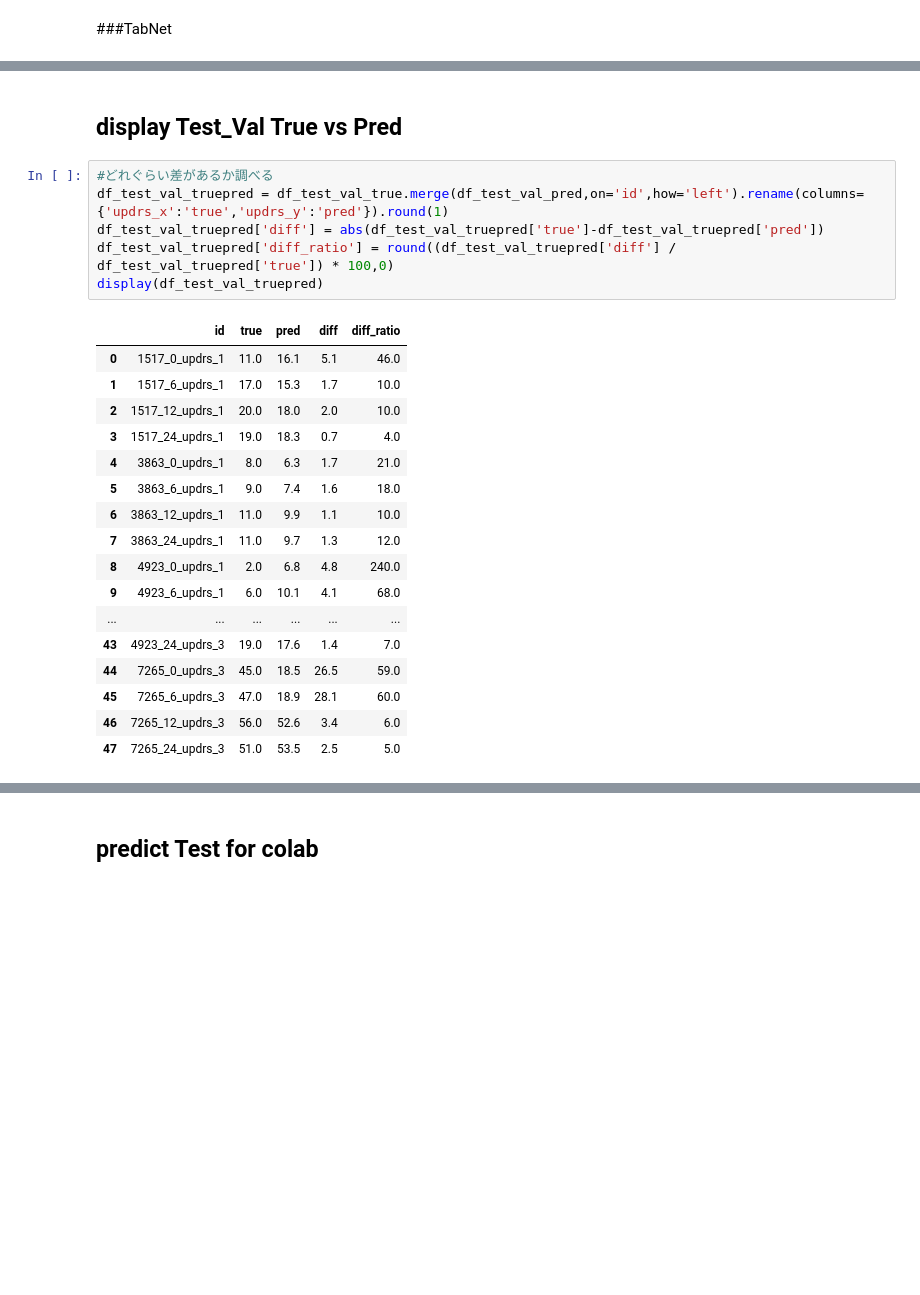
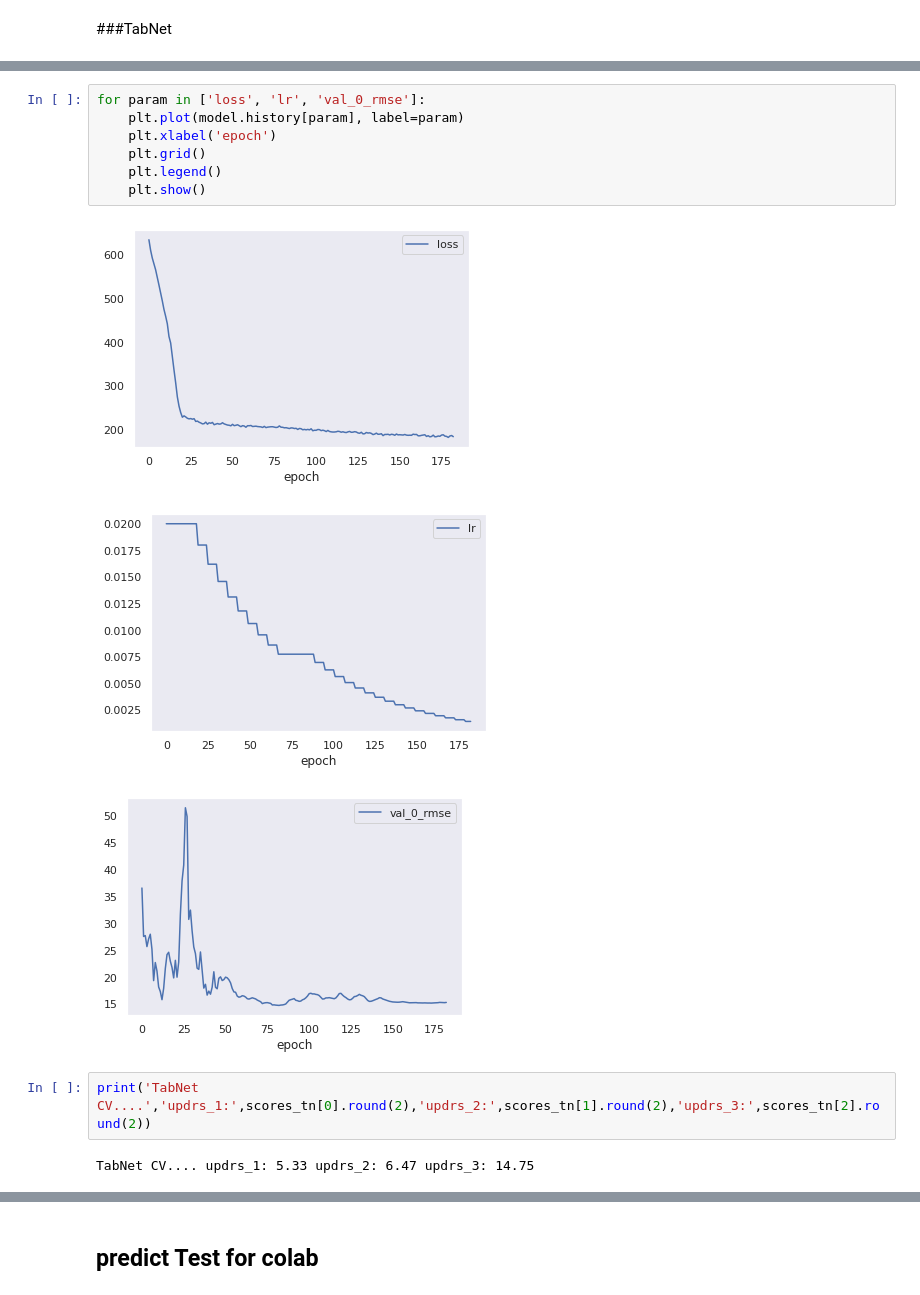
Before and after one commit to kunai-3txk/Compe_tonyobyo, a Jupyter notebook: AMP_fit.ipynb, the cells around one changed output, grey strips where cells are left out. Saved outputs shown, nothing was run; the diff lists cells and outputs as text; blank space fills up the shorter version.

```diff
--- a/AMP_fit.ipynb
+++ b/AMP_fit.ipynb
@@ -691,26 +915,15 @@ Score Test Val Predict SMAPE :  25.239
-# %% [markdown]
-## display Test_Val True vs Pred
-# %%
-#どれぐらい差があるか調べる
-df_test_val_truepred = df_test_val_true.merge(df_test_val_pred,on='id',how='left').rename(columns={'updrs_x':'true','updrs_y':'pred'}).round(1)
-df_test_val_truepred['diff'] = abs(df_test_val_truepred['true']-df_test_val_truepred['pred'])
-df_test_val_truepred['diff_ratio'] = round((df_test_val_truepred['diff'] / df_test_val_truepred['true']) * 100,0)
-display(df_test_val_truepred)
-# %% [output]
-|  | id | true | pred | diff | diff_ratio |
-| 0 | 1517_0_updrs_1 | 11.0 | 16.1 | 5.1 | 46.0 |
-| 1 | 1517_6_updrs_1 | 17.0 | 15.3 | 1.7 | 10.0 |
-| 2 | 1517_12_updrs_1 | 20.0 | 18.0 | 2.0 | 10.0 |
-| 3 | 1517_24_updrs_1 | 19.0 | 18.3 | 0.7 | 4.0 |
-| 4 | 3863_0_updrs_1 | 8.0 | 6.3 | 1.7 | 21.0 |
-| 5 | 3863_6_updrs_1 | 9.0 | 7.4 | 1.6 | 18.0 |
-| 6 | 3863_12_updrs_1 | 11.0 | 9.9 | 1.1 | 10.0 |
-| 7 | 3863_24_updrs_1 | 11.0 | 9.7 | 1.3 | 12.0 |
-| 8 | 4923_0_updrs_1 | 2.0 | 6.8 | 4.8 | 240.0 |
-| 9 | 4923_6_updrs_1 | 6.0 | 10.1 | 4.1 | 68.0 |
-| ... | ... | ... | ... | ... | ... |
-| 43 | 4923_24_updrs_3 | 19.0 | 17.6 | 1.4 | 7.0 |
-| 44 | 7265_0_updrs_3 | 45.0 | 18.5 | 26.5 | 59.0 |
-| 45 | 7265_6_updrs_3 | 47.0 | 18.9 | 28.1 | 60.0 |
-| 46 | 7265_12_updrs_3 | 56.0 | 52.6 | 3.4 | 6.0 |
-| 47 | 7265_24_updrs_3 | 51.0 | 53.5 | 2.5 | 5.0 |
+# %%
+for param in ['loss', 'lr', 'val_0_rmse']:
+    plt.plot(model.history[param], label=param)
+    plt.xlabel('epoch')
+    plt.grid()
+    plt.legend()
+    plt.show()
+# %% [output]
+[figure, added]
+[figure, added]
+[figure, added]
+# %%
+print('TabNet CV....','updrs_1:',scores_tn[0].round(2),'updrs_2:',scores_tn[1].round(2),'updrs_3:',scores_tn[2].round(2))
+# %% [output]
+TabNet CV.... updrs_1: 5.33 updrs_2: 6.47 updrs_3: 14.75
```
Also changed, not shown: parts of 18 cells of this notebook.
